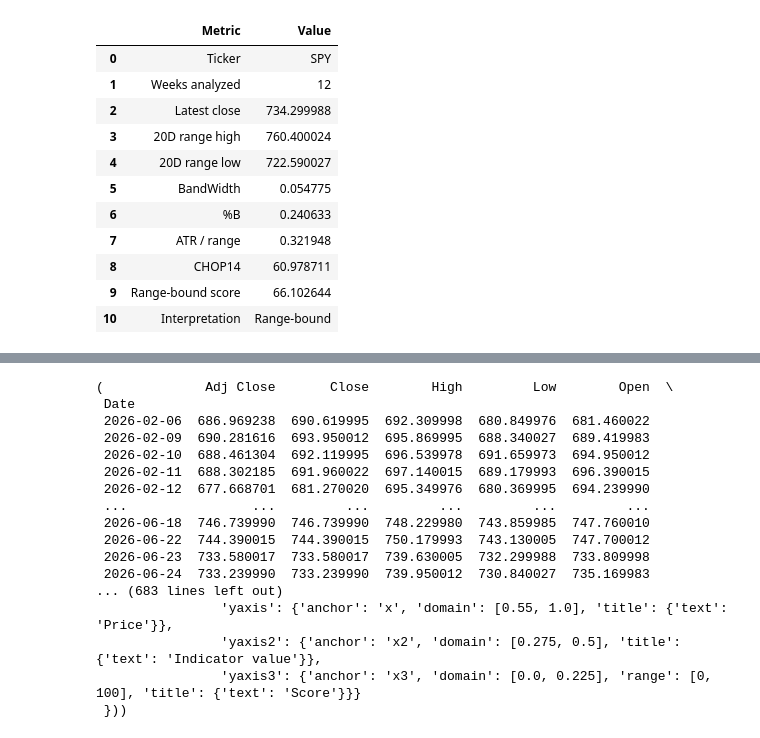
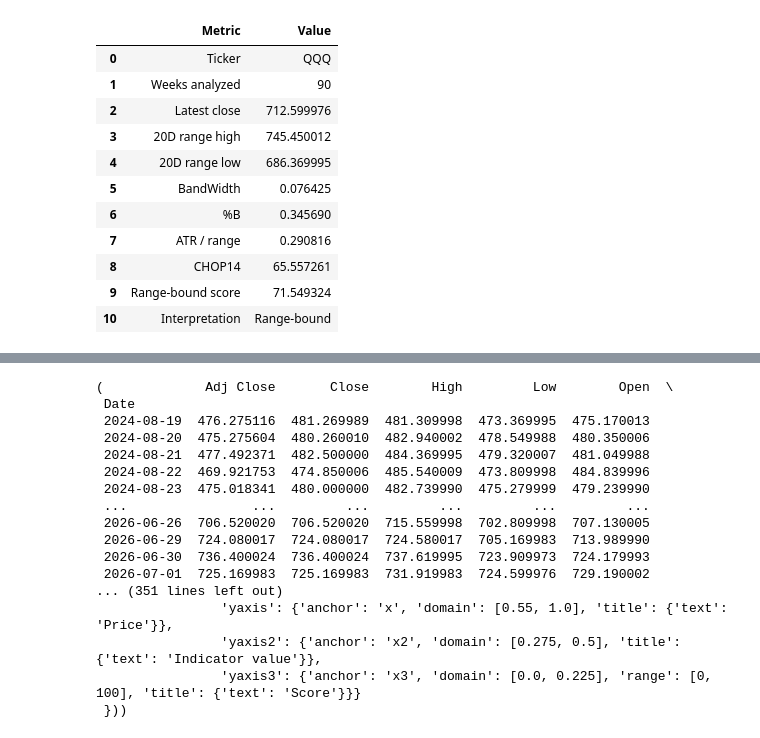
Before and after one commit to sacrom-wongbe/compounding-focus-finance-tooling, a Jupyter notebook: range.ipynb, the cells around one changed output, grey strips where cells are left out. Saved outputs shown, nothing was run; the diff lists cells and outputs as text; code cells hidden in the pictures.

```diff
--- a/range.ipynb
+++ b/range.ipynb
@@ -146,60 +146,60 @@ def analyze_range_boundness(ticker, weeks=12):
         height=1000,
         title=f'{ticker.upper()} range-bound analysis over the last {weeks} weeks',
         template='plotly_white',
         legend_orientation='h',
         legend_y=1.02,
         margin=dict(l=40, r=20, t=80, b=40),
     )
     fig.update_yaxes(title_text='Price', row=1, col=1)
     fig.update_yaxes(title_text='Indicator value', row=2, col=1)
     fig.update_yaxes(title_text='Score', row=3, col=1, range=[0, 100])
 
     display(stats.style.format({
         'Latest close': '{:,.2f}',
         '20D range high': '{:,.2f}',
         '20D range low': '{:,.2f}',
         'BandWidth': '{:.2%}',
         '%B': '{:.2f}',
         'ATR / range': '{:.2%}',
         'CHOP14': '{:.2f}',
         'Range-bound score': '{:.2f}',
     }))
     display(HTML(fig.to_html(include_plotlyjs='cdn', full_html=False)))
 
     return df, recent, stats, fig
 
 
 # Adjust these two inputs and run the cell to inspect the result.
-ticker = 'SPY'
-weeks = 12
+ticker = 'QQQ'
+weeks = 90
 analyze_range_boundness(ticker, weeks)
 # %% [output]
 |  | Metric | Value |
-| 0 | Ticker | SPY |
-| 1 | Weeks analyzed | 12 |
-| 2 | Latest close | 734.299988 |
-| 3 | 20D range high | 760.400024 |
-| 4 | 20D range low | 722.590027 |
-| 5 | BandWidth | 0.054775 |
-| 6 | %B | 0.240633 |
-| 7 | ATR / range | 0.321948 |
-| 8 | CHOP14 | 60.978711 |
-| 9 | Range-bound score | 66.102644 |
+| 0 | Ticker | QQQ |
+| 1 | Weeks analyzed | 90 |
+| 2 | Latest close | 712.599976 |
+| 3 | 20D range high | 745.450012 |
+| 4 | 20D range low | 686.369995 |
+| 5 | BandWidth | 0.076425 |
+| 6 | %B | 0.345690 |
+| 7 | ATR / range | 0.290816 |
+| 8 | CHOP14 | 65.557261 |
+| 9 | Range-bound score | 71.549324 |
 | 10 | Interpretation | Range-bound |
 [interactive output not drawn]
 (             Adj Close       Close        High         Low        Open  \
  Date
- 2026-02-06  686.969238  690.619995  692.309998  680.849976  681.460022
- 2026-02-09  690.281616  693.950012  695.869995  688.340027  689.419983
- 2026-02-10  688.461304  692.119995  696.539978  691.659973  694.950012
- 2026-02-11  688.302185  691.960022  697.140015  689.179993  696.390015
- 2026-02-12  677.668701  681.270020  695.349976  680.369995  694.239990
+ 2024-08-19  476.275116  481.269989  481.309998  473.369995  475.170013
+ 2024-08-20  475.275604  480.260010  482.940002  478.549988  480.350006
+ 2024-08-21  477.492371  482.500000  484.369995  479.320007  481.049988
+ 2024-08-22  469.921753  474.850006  485.540009  473.809998  484.839996
+ 2024-08-23  475.018341  480.000000  482.739990  475.279999  479.239990
  ...                ...         ...         ...         ...         ...
- 2026-06-18  746.739990  746.739990  748.229980  743.859985  747.760010
- 2026-06-22  744.390015  744.390015  750.179993  743.130005  747.700012
- 2026-06-23  733.580017  733.580017  739.630005  732.299988  733.809998
- 2026-06-24  733.239990  733.239990  739.950012  730.840027  735.169983
-... (683 lines left out)
+ 2026-06-26  706.520020  706.520020  715.559998  702.809998  707.130005
+ 2026-06-29  724.080017  724.080017  724.580017  705.169983  713.989990
+ 2026-06-30  736.400024  736.400024  737.619995  723.909973  724.179993
+ 2026-07-01  725.169983  725.169983  731.919983  724.599976  729.190002
+... (351 lines left out)
                 'yaxis': {'anchor': 'x', 'domain': [0.55, 1.0], 'title': {'text': 'Price'}},
                 'yaxis2': {'anchor': 'x2', 'domain': [0.275, 0.5], 'title': {'text': 'Indicator value'}},
                 'yaxis3': {'anchor': 'x3', 'domain': [0.0, 0.225], 'range': [0, 100], 'title': {'text': 'Score'}}}
```
Also changed, not shown: 5 other files.
